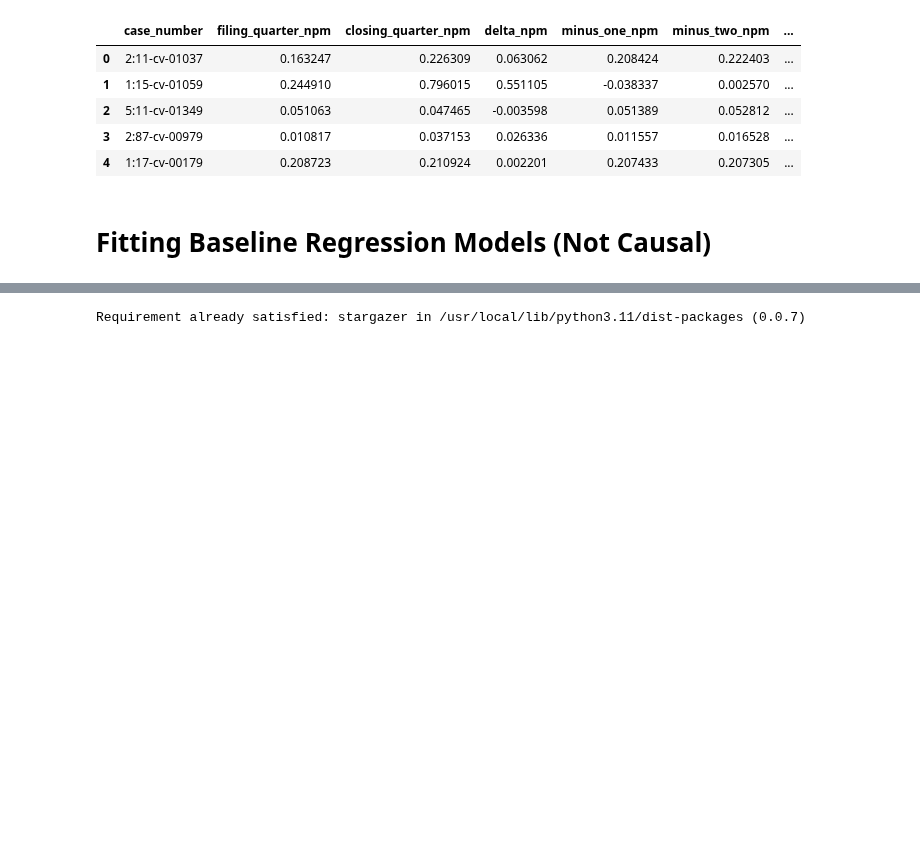
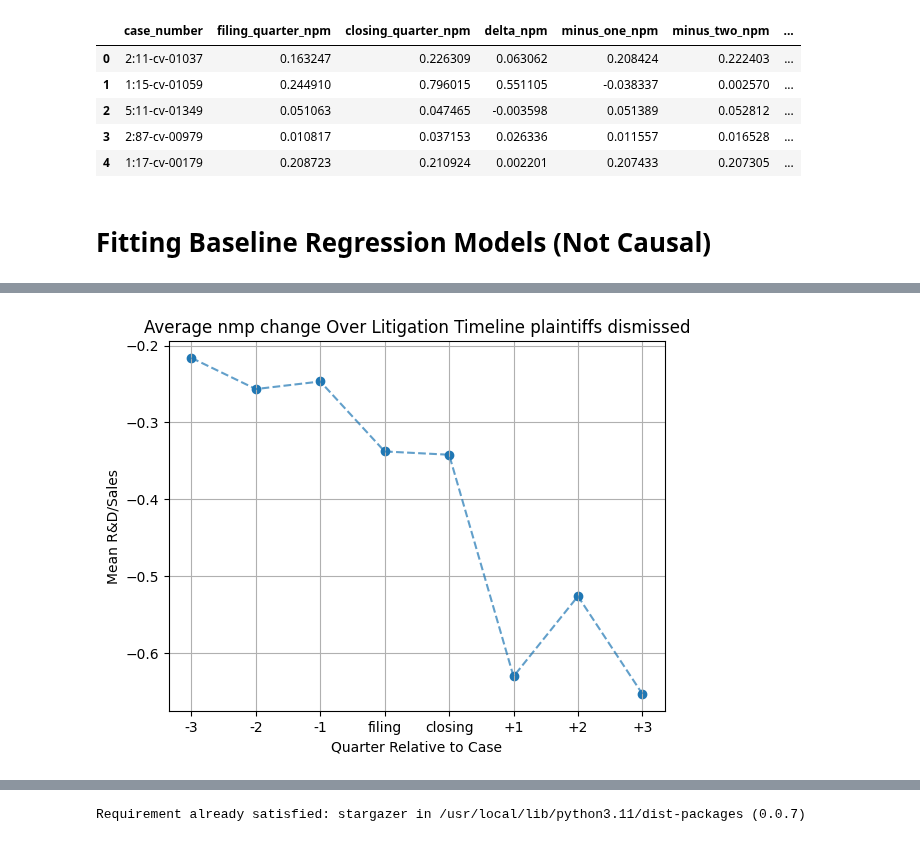
Before and after one commit to Sai0472003/PatentLitigation_Impact, a Jupyter notebook: Causal_Inference.ipynb, the cells around one changed output, grey strips where cells are left out. Drawn from its saved outputs; the diff is of its cells as text; code cells hidden in the pictures; blank space fills up the shorter version.

```diff
--- a/Causal_Inference.ipynb
+++ b/Causal_Inference.ipynb
@@ -250,0 +299,35 @@ npm.head()
+# %%
+temp = npm[npm['plaintiff'] == 1]
+temp = temp[temp['disp_dismissed'] == 1]
+temp = temp[temp['case_length'] == 0]
+
+neg3q = temp['minus_three_npm'].mean()
+neg2q = temp['minus_two_npm'].mean()
+neg1q = temp['minus_one_npm'].mean()
+negq0 = temp['filing_quarter_npm'].mean()
+
+pos0 = temp['closing_quarter_npm'].mean()
+pos1q = temp['plus_one_npm'].mean()
+pos2q = temp['plus_two_npm'].mean()
+pos3q = temp['plus_three_npm'].mean()
+
+import matplotlib.pyplot as plt
+
+# Y-values: your means
+y_values = [neg3q, neg2q, neg1q, negq0, pos0, pos1q, pos2q, pos3q]
+
+# X-tick labels
+x_labels = ['-3', '-2', '-1', 'filing', 'closing', '+1', '+2', '+3']
+x_positions = list(range(len(x_labels)))  # [0, 1, ..., 7]
+
+# Plot
+plt.scatter(x_positions, y_values)
+plt.plot(x_positions, y_values, linestyle='--', alpha=0.7)  # optional: connect points
+plt.xticks(ticks=x_positions, labels=x_labels)
+plt.xlabel('Quarter Relative to Case')
+plt.ylabel('Mean R&D/Sales')
+plt.title('Average nmp change Over Litigation Timeline plaintiffs dismissed')
+plt.grid(True)
+plt.show()
+# %% [output]
+[figure, added]
```
Also changed, not shown: parts of 9 cells of this notebook.
